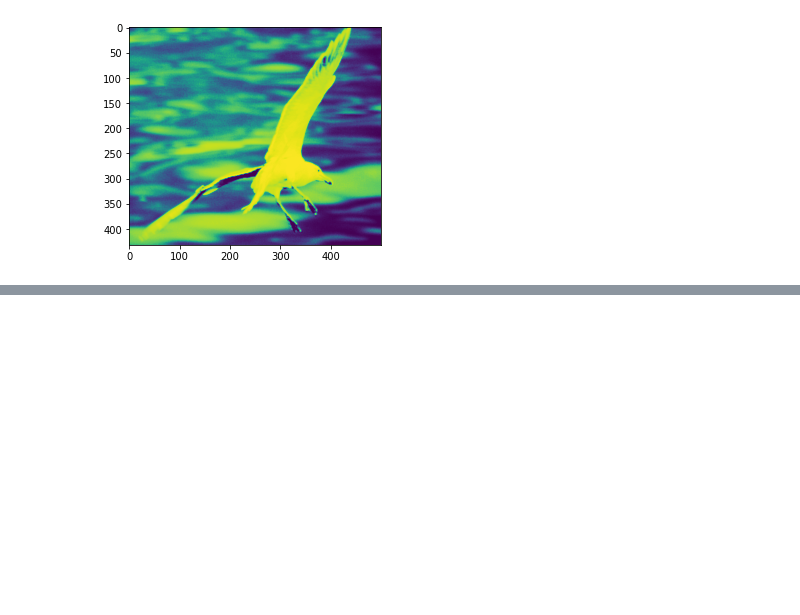
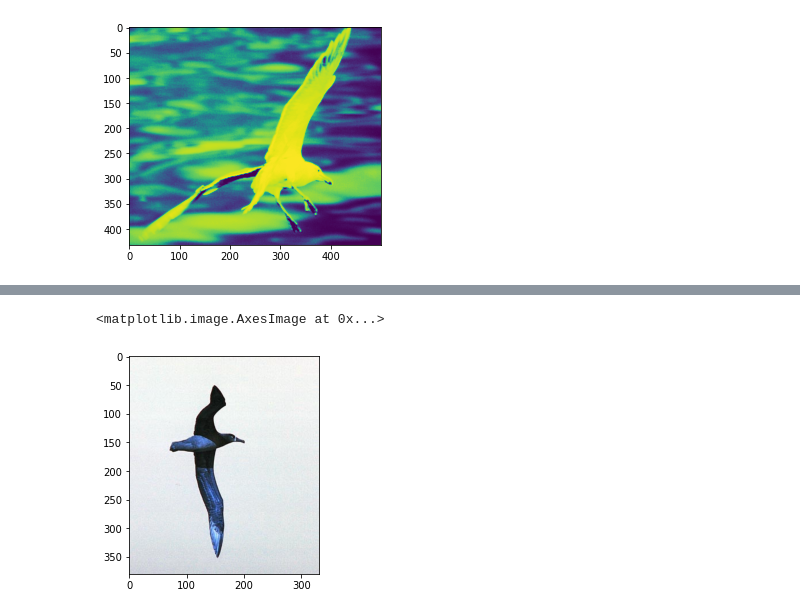
Before and after one commit to TeaWithLucas/MLBirds, a Jupyter notebook: dataset preprocessing.ipynb, the cells around one changed output, grey strips where cells are left out. Cells and saved outputs as stored; diff of their text form; code cells hidden in the pictures; blank space fills up the shorter version.

```diff
--- a/dataset preprocessing.ipynb
+++ b/dataset preprocessing.ipynb
@@ -221,0 +307,5 @@ for img_id in data.images.image_id[3432:3433]:
+# %%
+plt.imshow(x_test_list[2])
+# %% [output]
+<matplotlib.image.AxesImage at 0x...>
+[figure, added]
```
Also changed, not shown: parts of 24 cells of this notebook.
